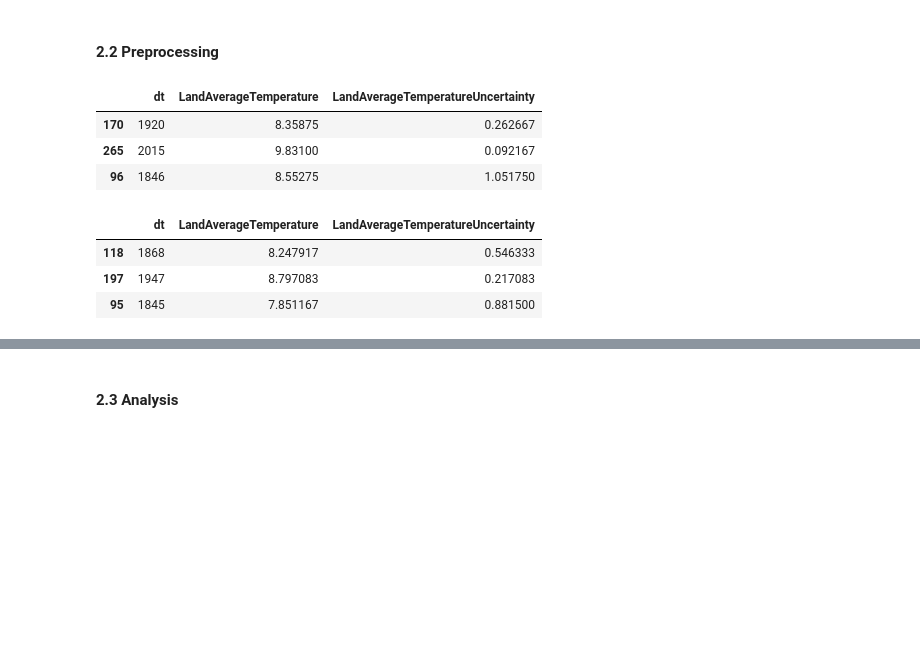
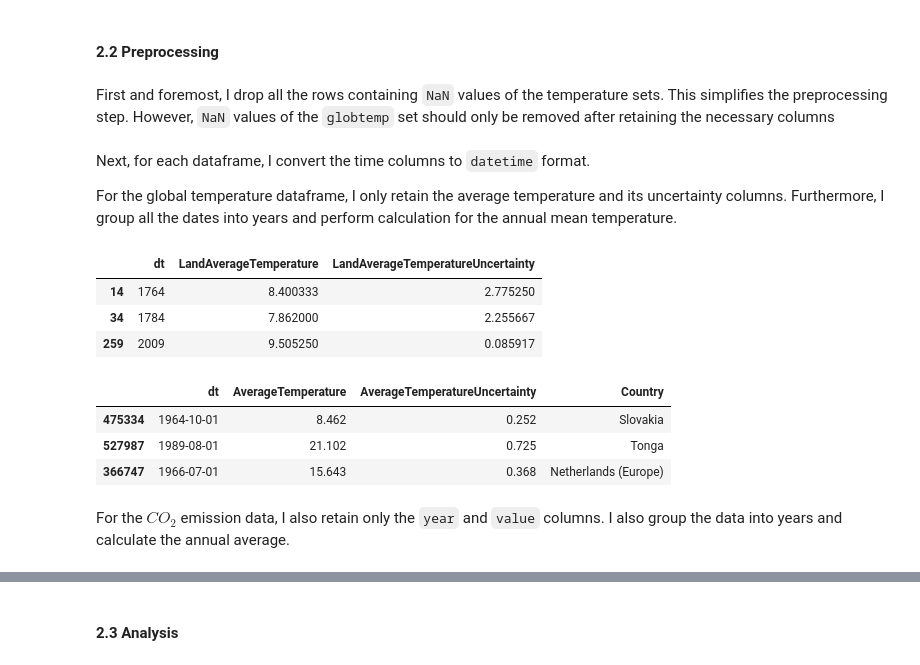
Before and after one commit to TGHuybu/AirPollutionAnalysis, a Jupyter notebook: GlobalWarmingAnalysis.ipynb, the cells around one changed output, grey strips where cells are left out. Saved outputs shown, nothing was run; the diff lists cells and outputs as text; code cells hidden in the pictures; blank space fills up the shorter version.

```diff
--- a/GlobalWarmingAnalysis.ipynb
+++ b/GlobalWarmingAnalysis.ipynb
@@ -87,22 +154,36 @@ The `co2_emissions_kt_by_country` set includes:
+# %% [markdown]
+First and foremost, I drop all the rows containing `NaN` values of the temperature sets. This simplifies the preprocessing step. However, `NaN` values of the `globtemp` set should only be removed after retaining the necessary columns
+# %%
+country_surftemp = country_surftemp.dropna(axis=0)
+# %% [markdown]
+Next, for each dataframe, I convert the time columns to `datetime` format.
+
+For the global temperature dataframe, I only retain the average temperature and its uncertainty columns. Furthermore, I group all the dates into years and perform calculation for the annual mean temperature.
 # %%
 globtemp_annual = globtemp.copy()
 globtemp_annual["dt"] = pd.to_datetime(globtemp_annual["dt"], format="%Y-%m-%d").dt.year
 globtemp_annual = globtemp_annual[["dt", "LandAverageTemperature", "LandAverageTemperatureUncertainty"]]
+
+# Drop NaN after retaining the needed columns
+globtemp_annual = globtemp_annual.dropna(axis=0)
+
 globtemp_annual = globtemp_annual.groupby("dt").mean().reset_index()
 globtemp_annual.sample(3)
 # %% [output]
 |  | dt | LandAverageTemperature | LandAverageTemperatureUncertainty |
-| 170 | 1920 | 8.35875 | 0.262667 |
-| 265 | 2015 | 9.83100 | 0.092167 |
-| 96 | 1846 | 8.55275 | 1.051750 |
+| 14 | 1764 | 8.400333 | 2.775250 |
+| 34 | 1784 | 7.862000 | 2.255667 |
+| 259 | 2009 | 9.505250 | 0.085917 |
 # %%
 country_surftemp["dt"] = pd.to_datetime(country_surftemp["dt"], format="%Y-%m-%d")
-globtemp_annual.sample(3)
+country_surftemp.sample(3)
 # %% [output]
-|  | dt | LandAverageTemperature | LandAverageTemperatureUncertainty |
-| 118 | 1868 | 8.247917 | 0.546333 |
-| 197 | 1947 | 8.797083 | 0.217083 |
-| 95 | 1845 | 7.851167 | 0.881500 |
+|  | dt | AverageTemperature | AverageTemperatureUncertainty | Country |
+| 475334 | 1964-10-01 | 8.462 | 0.252 | Slovakia |
+| 527987 | 1989-08-01 | 21.102 | 0.725 | Tonga |
+| 366747 | 1966-07-01 | 15.643 | 0.368 | Netherlands (Europe) |
+# %% [markdown]
+For the $CO_{2}$ emission data, I also retain only the `year` and `value` columns. I also group the data into years and calculate the annual average.
 # %%
 country_co2_emission["year"] = pd.to_datetime(country_co2_emission["year"], format="%Y").dt.year
 co2_emission_annual = country_co2_emission[["year", "value"]]
```
Also changed, not shown: parts of 23 cells of this notebook.
